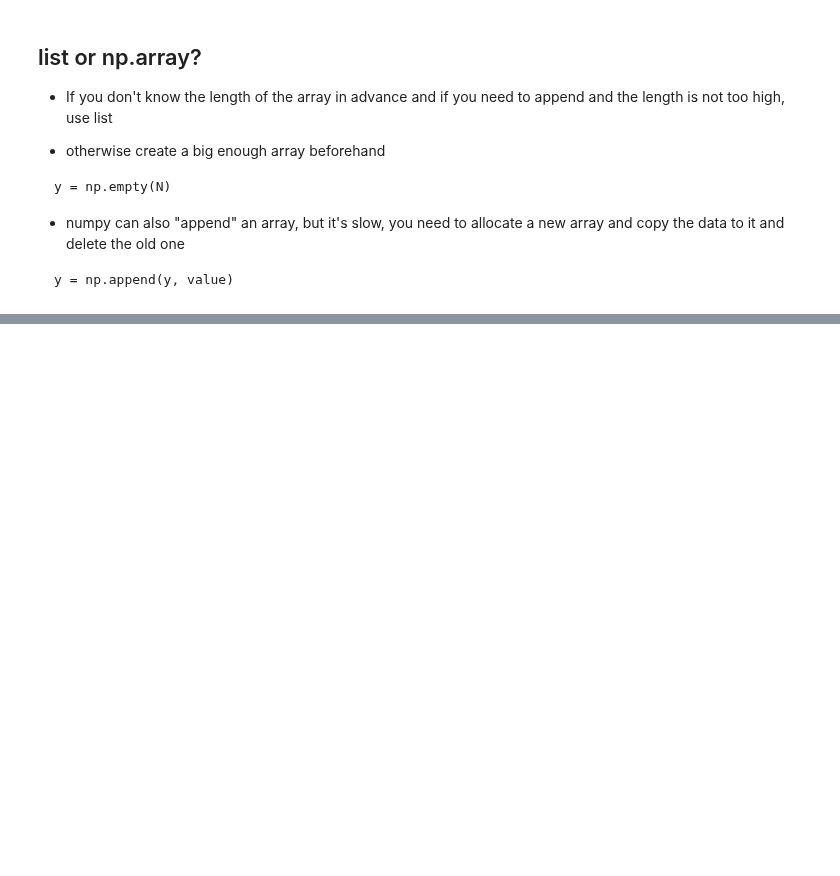
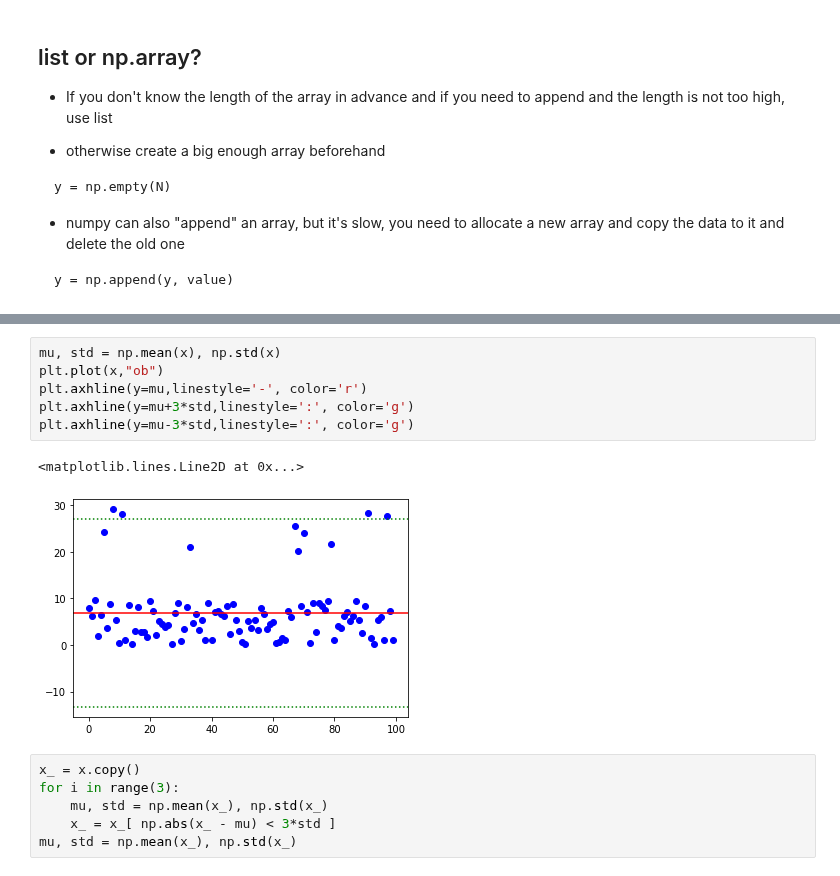
Before and after one commit to toastmaker/lectures, a Jupyter notebook: notebooks/Fast train introduction to numpy.ipynb, the cells around one changed output, grey strips where cells are left out. Drawn from its saved outputs; the diff is of its cells as text; blank space fills up the shorter version.

```diff
--- a/notebooks/Fast train introduction to numpy.ipynb
+++ b/notebooks/Fast train introduction to numpy.ipynb
@@ -832,0 +901,15 @@ y = np.append(y, value)
+# %%
+mu, std = np.mean(x), np.std(x)
+plt.plot(x,"ob")
+plt.axhline(y=mu,linestyle='-', color='r')
+plt.axhline(y=mu+3*std,linestyle=':', color='g')
+plt.axhline(y=mu-3*std,linestyle=':', color='g')
+# %% [output]
+<matplotlib.lines.Line2D at 0x...>
+[figure, added]
+# %%
+x_ = x.copy()
+for i in range(3):
+    mu, std = np.mean(x_), np.std(x_)
+    x_ = x_[ np.abs(x_ - mu) < 3*std ]
+mu, std = np.mean(x_), np.std(x_)
```
Also changed, not shown: parts of 51 cells of this notebook, 1 other file.
